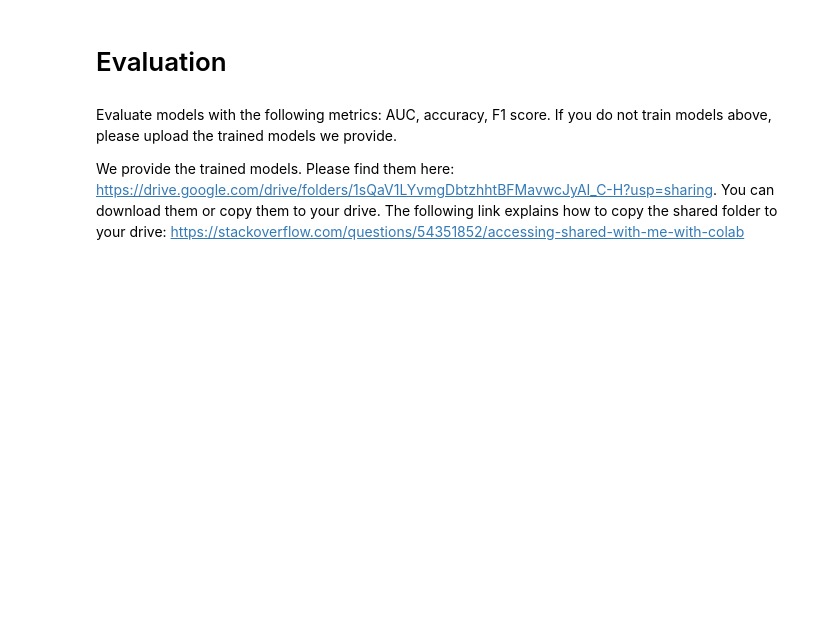
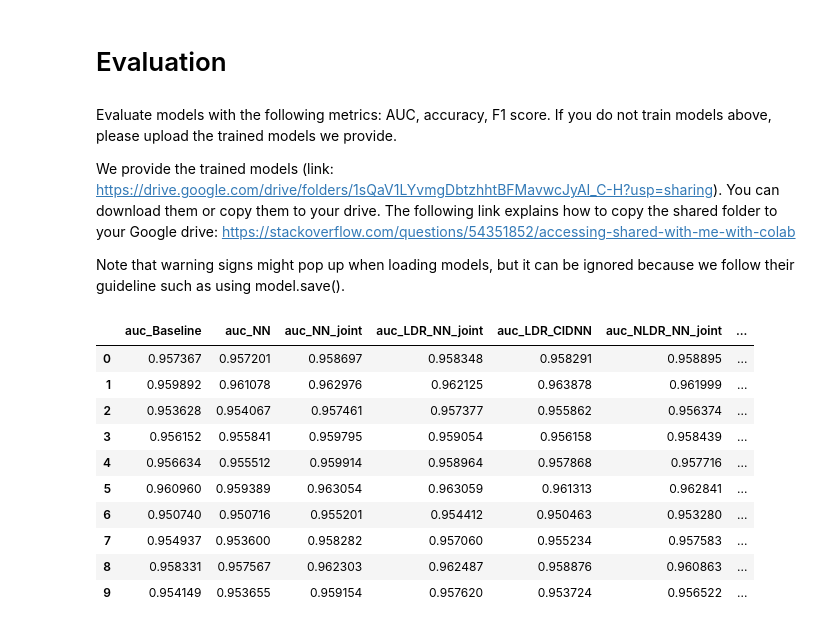
Before and after one commit to jaeyoung-jae-park/Joint-model-assisted-Decision-Rule, a Jupyter notebook: Numerical_experiments_Toxic_comments.ipynb, the cells around one changed output. Drawn from its saved outputs; the diff is of its cells as text; code cells hidden in the pictures; blank space fills up the shorter version.

```diff
--- a/Numerical_experiments_Toxic_comments.ipynb
+++ b/Numerical_experiments_Toxic_comments.ipynb
@@ -414,7 +436,9 @@ for fold_no in np.arange(1):
 # %% [markdown]
 Evaluate models with the following metrics: AUC, accuracy, F1 score. If you do not train models above, please upload the trained models we provide.
 
-We provide the trained models. Please find them here: https://drive.google.com/drive/folders/1sQaV1LYvmgDbtzhhtBFMavwcJyAI_C-H?usp=sharing. You can download them or copy them to your drive. The following link explains how to copy the shared folder to your drive: https://stackoverflow.com/questions/54351852/accessing-shared-with-me-with-colab
+We provide the trained models (link: https://drive.google.com/drive/folders/1sQaV1LYvmgDbtzhhtBFMavwcJyAI_C-H?usp=sharing). You can download them or copy them to your drive. The following link explains how to copy the shared folder to your Google drive: https://stackoverflow.com/questions/54351852/accessing-shared-with-me-with-colab
+
+Note that warning signs might pop up when loading models, but it can be ignored because we follow their guideline such as using model.save().
 # %%
 # if you want to load models from your local drive, please use this code
 from google.colab import files
@@ -427,7 +451,7 @@ from tensorflow.python.keras.preprocessing.text import Tokenizer
 
 scores = {}
 
-for fold_no in np.arange(1):
+for fold_no in np.arange(10):
   X_train, X_test, y_aux1_train, y_aux1_test = split_data(X, y_aux_agg, fold_no)
   X_train, X_test, y_tgt_train, y_tgt_test = split_data(X, y_tgt, fold_no)
   y_aux1_train = np.array(y_aux1_train, dtype='float32')
@@ -503,3 +527,17 @@ scores_final = pd.DataFrame(scores_final, columns = ['auc_Baseline','auc_NN', 'a
                                                      'acc_Baseline','acc_NN', 'acc_NN_joint', 'acc_LDR_NN_joint', 'acc_LDR_CIDNN','acc_NLDR_NN_joint', 'acc_NLDR_CIDNN',
                                                      'f1_Baseline','f1_NN', 'f1_NN_joint', 'f1_LDR_NN_joint','f1_LDR_CIDNN','f1_NLDR_NN_joint', 'f1_NLDR_CIDNN'])
 # scores_final.to_csv('/content/drive/MyDrive/Can_a_joint_model_assist_target_label_prediction/Toxic_comments/scores_final.csv')
+# %%
+scores_final
+# %% [output]
+|  | auc_Baseline | auc_NN | auc_NN_joint | auc_LDR_NN_joint | auc_LDR_CIDNN | auc_NLDR_NN_joint | ... |
+| 0 | 0.957367 | 0.957201 | 0.958697 | 0.958348 | 0.958291 | 0.958895 | ... |
+| 1 | 0.959892 | 0.961078 | 0.962976 | 0.962125 | 0.963878 | 0.961999 | ... |
+| 2 | 0.953628 | 0.954067 | 0.957461 | 0.957377 | 0.955862 | 0.956374 | ... |
+| 3 | 0.956152 | 0.955841 | 0.959795 | 0.959054 | 0.956158 | 0.958439 | ... |
+| 4 | 0.956634 | 0.955512 | 0.959914 | 0.958964 | 0.957868 | 0.957716 | ... |
+| 5 | 0.960960 | 0.959389 | 0.963054 | 0.963059 | 0.961313 | 0.962841 | ... |
+| 6 | 0.950740 | 0.950716 | 0.955201 | 0.954412 | 0.950463 | 0.953280 | ... |
+| 7 | 0.954937 | 0.953600 | 0.958282 | 0.957060 | 0.955234 | 0.957583 | ... |
+| 8 | 0.958331 | 0.957567 | 0.962303 | 0.962487 | 0.958876 | 0.960863 | ... |
+| 9 | 0.954149 | 0.953655 | 0.959154 | 0.957620 | 0.953724 | 0.956522 | ... |
```
Also changed, not shown: parts of 7 cells of this notebook.
